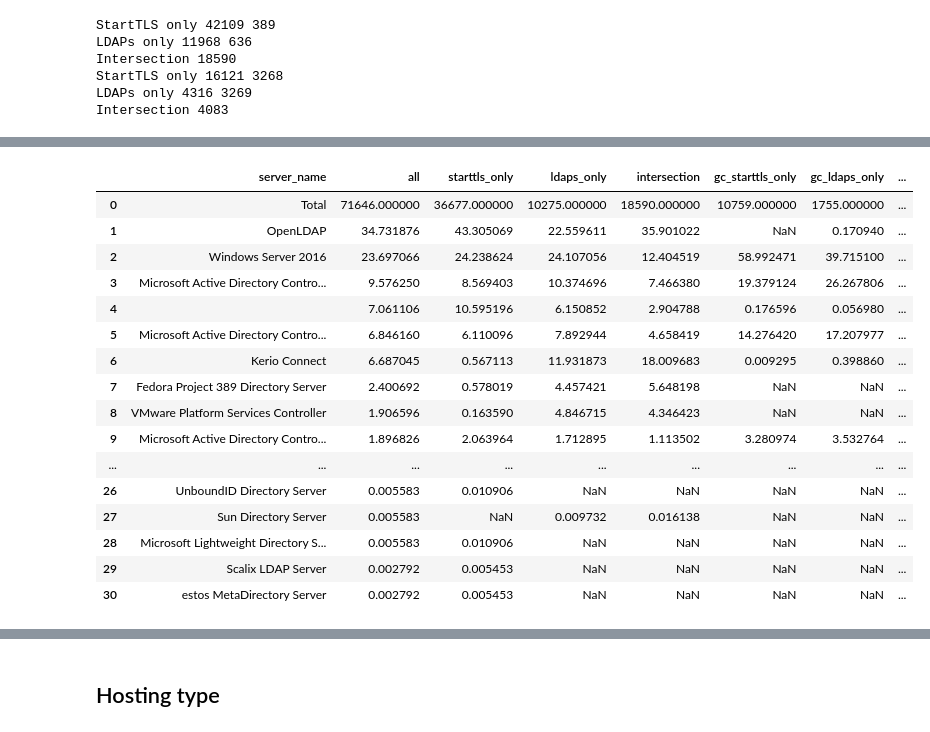
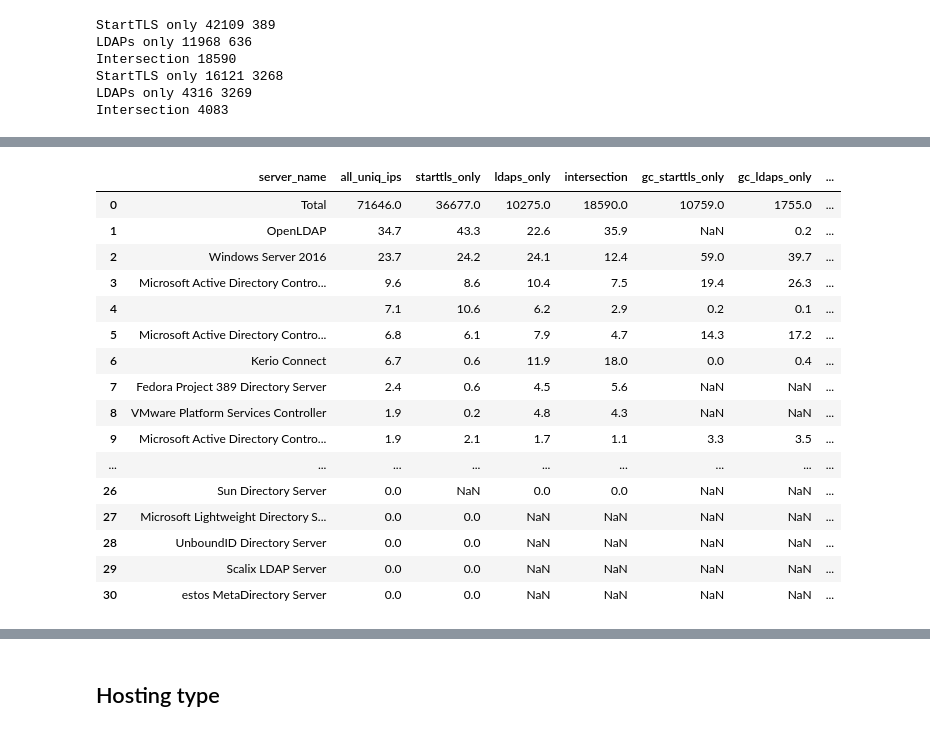
Before and after one commit to internettransparency/ldap-sequel, a Jupyter notebook: notebooks/analysis.ipynb, the cells around one changed output, grey strips where cells are left out. Saved outputs shown, nothing was run; the diff lists cells and outputs as text; code cells hidden in the pictures.

Commit message:
type of ldap server done

```diff
--- a/notebooks/analysis.ipynb
+++ b/notebooks/analysis.ipynb
@@ -4038,0 +4052,5 @@ Total (uniq IPs with server name found): 10759
+# %%
+version_issue_pdf = pd.read_csv("ldap-servers-support.csv")
+
+display(version_issue_pdf)
+display(version_issue_pdf.groupby("veredict").size().reset_index(name="count"))
@@ -4038,0 +4082,26 @@ Total (uniq IPs with server name found): 10759
+# %%
+sec_issues_389_pdf = pd.read_csv("389-server-security-issues.csv")
+
+
+def get_sec_issue(version):
+    number_version = version.split(" ")[0]
+    issues = []
+    for av in sec_issues_389_pdf["last_affected_version"].to_list():
+        if number_version <= av:
+            issues.append(sec_issues_389_pdf[sec_issues_389_pdf["last_affected_version"] <= av]["security_issue"].values[0])
+    return list(set(issues))
+
+
+get_sec_issue_udf = psf.udf(get_sec_issue, pst.ArrayType(pst.StringType()))
+
+server_name = "Fedora Project 389 Directory Server"
+print(server_name)
+print(
+ldap_fp_df.filter(
+    psf.col("server_name") == server_name
+).withColumn(
+    "issue",
+    get_sec_issue_udf(psf.col("version"))
+).groupBy("issue").count().sort("count", ascending=False
+).show(truncate=False) #.toPandas().to_latex(index=False)
+)
@@ -4044,50 +4123,57 @@ def merge_pdf(pdf1, pdf2, on_col, old_col, new_col):
                            old_col: new_col}, inplace=True)
     return result
 
+def get_icon_from_server_name(server_name):
+    for os_name in version_issue_pdf["os_name"].to_list():
+        if os_name in server_name:
+            return version_issue_pdf[version_issue_pdf["os_name"] == os_name]["icon"].iloc[0]
+    return "-"
 
-fp_aggr_pdf = fp_aggr_df.toPandas().rename(columns={"percent": "all"}).drop(columns=["count"], axis=1)
+fp_aggr_pdf = fp_aggr_df.toPandas().rename(columns={"percent": "all_uniq_ips"}).drop(columns=["count"], axis=1)
 types_ldap_servers_pdf = merge_pdf(fp_aggr_pdf,
                                    fp_aggr_stls_only_df.toPandas().drop(columns=["count"], axis=1),
                                    "server_name", "percent", "starttls_only")
 types_ldap_servers_pdf = merge_pdf(types_ldap_servers_pdf,
                                    fp_aggr_ldaps_only_df.toPandas().drop(columns=["count"], axis=1),
                                    "server_name", "percent", "ldaps_only")
 types_ldap_servers_pdf = merge_pdf(types_ldap_servers_pdf,
                                    fp_aggr_inter_df.toPandas().drop(columns=["count"], axis=1),
                                    "server_name", "percent", "intersection")
 types_ldap_servers_pdf = merge_pdf(types_ldap_servers_pdf,
                                    gc_fp_aggr_stls_only_df.toPandas().drop(columns=["count"], axis=1),
                                    "server_name", "percent", "gc_starttls_only")
 types_ldap_servers_pdf = merge_pdf(types_ldap_servers_pdf,
                                    gc_fp_aggr_ldaps_only_df.toPandas().drop(columns=["count"], axis=1),
                                    "server_name", "percent", "gc_ldaps_only")
 types_ldap_servers_pdf = merge_pdf(types_ldap_servers_pdf,
                                    gc_fp_aggr_inter_df.toPandas().drop(columns=["count"], axis=1),
                                    "server_name", "percent", "gc_intersection")
 
 all_server_names = list(set(types_ldap_servers_pdf["server_name"].to_list()))
 
 types_ldap_servers_pdf.loc[-1] = ["Total", fp_total, fp_stls_total, fp_ldaps_total, fp_inter_total,
                                    gc_fp_stls_total, gc_fp_ldaps_total, gc_fp_inter_total]  # adding a row
 types_ldap_servers_pdf.index = types_ldap_servers_pdf.index + 1  # shifting index
 types_ldap_servers_pdf.sort_index(inplace=True)
+
+types_ldap_servers_pdf["icon"] = types_ldap_servers_pdf["server_name"].apply(lambda x: get_icon_from_server_name(x))
 display(types_ldap_servers_pdf)
-print(types_ldap_servers_pdf.to_latex(index=False))
+print(types_ldap_servers_pdf.to_latex(index=False, float_format="%.1f"))
 # %% [output]
-|  | server_name | all | starttls_only | ldaps_only | intersection | gc_starttls_only | gc_ldaps_only | ... |
-| 0 | Total | 71646.000000 | 36677.000000 | 10275.000000 | 18590.000000 | 10759.000000 | 1755.000000 | ... |
-| 1 | OpenLDAP | 34.731876 | 43.305069 | 22.559611 | 35.901022 | NaN | 0.170940 | ... |
-| 2 | Windows Server 2016 | 23.697066 | 24.238624 | 24.107056 | 12.404519 | 58.992471 | 39.715100 | ... |
-| 3 | Microsoft Active Directory Contro... | 9.576250 | 8.569403 | 10.374696 | 7.466380 | 19.379124 | 26.267806 | ... |
-| 4 |  | 7.061106 | 10.595196 | 6.150852 | 2.904788 | 0.176596 | 0.056980 | ... |
-| 5 | Microsoft Active Directory Contro... | 6.846160 | 6.110096 | 7.892944 | 4.658419 | 14.276420 | 17.207977 | ... |
-| 6 | Kerio Connect | 6.687045 | 0.567113 | 11.931873 | 18.009683 | 0.009295 | 0.398860 | ... |
-| 7 | Fedora Project 389 Directory Server | 2.400692 | 0.578019 | 4.457421 | 5.648198 | NaN | NaN | ... |
-| 8 | VMware Platform Services Controller | 1.906596 | 0.163590 | 4.846715 | 4.346423 | NaN | NaN | ... |
-| 9 | Microsoft Active Directory Contro... | 1.896826 | 2.063964 | 1.712895 | 1.113502 | 3.280974 | 3.532764 | ... |
+|  | server_name | all_uniq_ips | starttls_only | ldaps_only | intersection | gc_starttls_only | gc_ldaps_only | ... |
+| 0 | Total | 71646.0 | 36677.0 | 10275.0 | 18590.0 | 10759.0 | 1755.0 | ... |
+| 1 | OpenLDAP | 34.7 | 43.3 | 22.6 | 35.9 | NaN | 0.2 | ... |
+| 2 | Windows Server 2016 | 23.7 | 24.2 | 24.1 | 12.4 | 59.0 | 39.7 | ... |
+| 3 | Microsoft Active Directory Contro... | 9.6 | 8.6 | 10.4 | 7.5 | 19.4 | 26.3 | ... |
+| 4 |  | 7.1 | 10.6 | 6.2 | 2.9 | 0.2 | 0.1 | ... |
+| 5 | Microsoft Active Directory Contro... | 6.8 | 6.1 | 7.9 | 4.7 | 14.3 | 17.2 | ... |
+| 6 | Kerio Connect | 6.7 | 0.6 | 11.9 | 18.0 | 0.0 | 0.4 | ... |
+| 7 | Fedora Project 389 Directory Server | 2.4 | 0.6 | 4.5 | 5.6 | NaN | NaN | ... |
+| 8 | VMware Platform Services Controller | 1.9 | 0.2 | 4.8 | 4.3 | NaN | NaN | ... |
+| 9 | Microsoft Active Directory Contro... | 1.9 | 2.1 | 1.7 | 1.1 | 3.3 | 3.5 | ... |
 | ... | ... | ... | ... | ... | ... | ... | ... | ... |
-| 26 | UnboundID Directory Server | 0.005583 | 0.010906 | NaN | NaN | NaN | NaN | ... |
-| 27 | Sun Directory Server | 0.005583 | NaN | 0.009732 | 0.016138 | NaN | NaN | ... |
-| 28 | Microsoft Lightweight Directory S... | 0.005583 | 0.010906 | NaN | NaN | NaN | NaN | ... |
-| 29 | Scalix LDAP Server | 0.002792 | 0.005453 | NaN | NaN | NaN | NaN | ... |
-| 30 | estos MetaDirectory Server | 0.002792 | 0.005453 | NaN | NaN | NaN | NaN | ... |
+| 26 | Sun Directory Server | 0.0 | NaN | 0.0 | 0.0 | NaN | NaN | ... |
+| 27 | Microsoft Lightweight Directory S... | 0.0 | 0.0 | NaN | NaN | NaN | NaN | ... |
+| 28 | UnboundID Directory Server | 0.0 | 0.0 | NaN | NaN | NaN | NaN | ... |
+| 29 | Scalix LDAP Server | 0.0 | 0.0 | NaN | NaN | NaN | NaN | ... |
+| 30 | estos MetaDirectory Server | 0.0 | 0.0 | NaN | NaN | NaN | NaN | ... |
```
Also changed, not shown: parts of 12 cells of this notebook, 2 other files.
